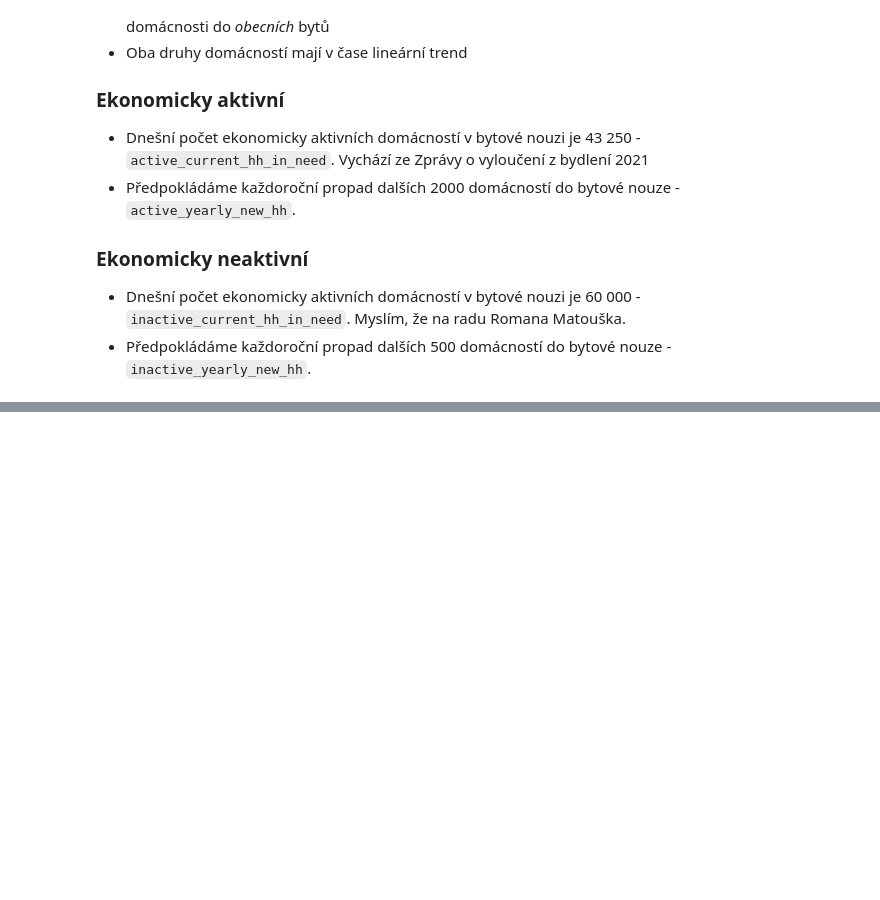
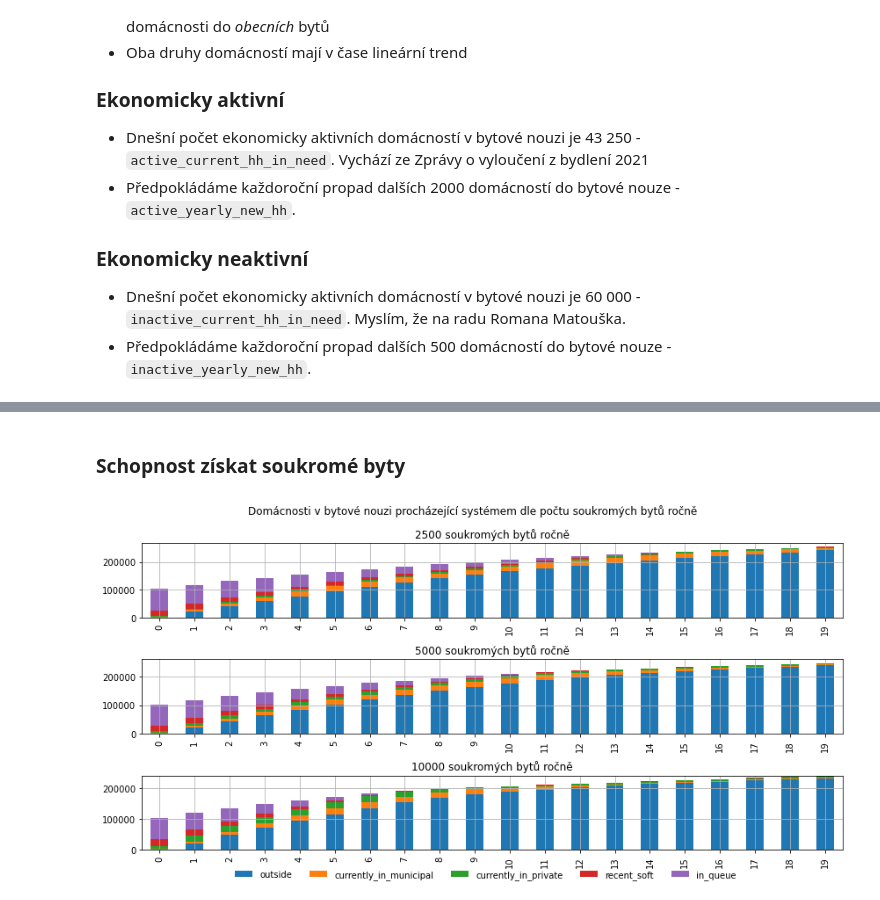
Before and after one commit to vitekzkytek/SocialHousingModel, a Jupyter notebook: model.ipynb, the cells around one changed output, grey strips where cells are left out. Saved outputs shown, nothing was run; the diff lists cells and outputs as text; code cells hidden in the pictures; blank space fills up the shorter version.

```diff
--- a/model.ipynb
+++ b/model.ipynb
@@ -131,5 +139,0 @@ flows.unstack(['apartment','hh']).plot.bar(stacked=True, grid=True, figsize=(12,
-# %%
-from main import simulate_social_housing
-flows,hhs_stats = simulate_social_housing(**default_params)
-
-hhs_stats.stack(1).sum(axis=1).unstack()[['outside','currently_in_municipal','currently_in_private','in_queue']].plot.bar(stacked=True,figsize=(12,6),title='Domácnosti v bytové nouzi dle jejich stavu',grid=True);
@@ -216,0 +150,17 @@ cleared#.loc[:,idx[:,['private','active']]]
+# %% [markdown]
+### Schopnost získat soukromé byty
+# %%
+from main import simulate_social_housing
+
+fig, axs = plt.subplots(nrows=3,ncols=1,figsize=(15,9))
+config = {key:default_params[key] for key in default_params if key != 'private_yearly_apartments'}
+
+for i, private_yearly_apartments in enumerate([2500,5000,10000]):
+    flows,hhs_stats = simulate_social_housing(private_yearly_apartments=private_yearly_apartments ,**config)
+    hhs_stats.stack(1).sum(axis=1).unstack()[['outside','currently_in_municipal','currently_in_private','recent_soft','in_queue']].plot.bar(stacked=True,figsize=(12,6),grid=True,ax=axs[i],title=f'{ private_yearly_apartments} soukromých bytů ročně',legend=False);
+fig.suptitle('Domácnosti v bytové nouzi procházející systémem dle počtu soukromých bytů ročně')
+handles, labels = axs[i].get_legend_handles_labels()
+fig.legend(handles, labels, loc=(0.18,0),ncol=5,frameon=False)
+fig.tight_layout()
+# %% [output]
+[figure, added]
```
Also changed, not shown: parts of 25 cells of this notebook, 1 other file.
